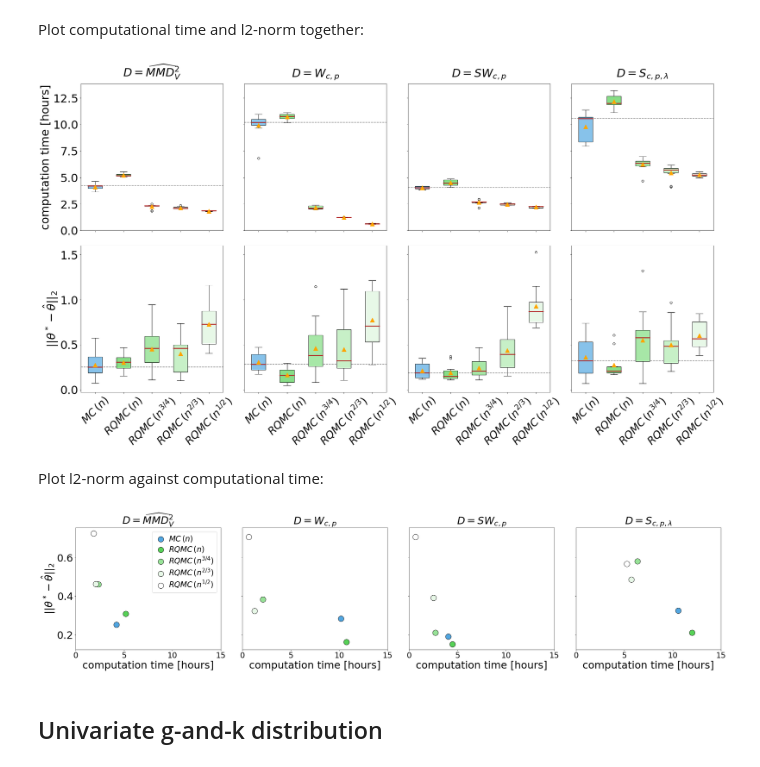
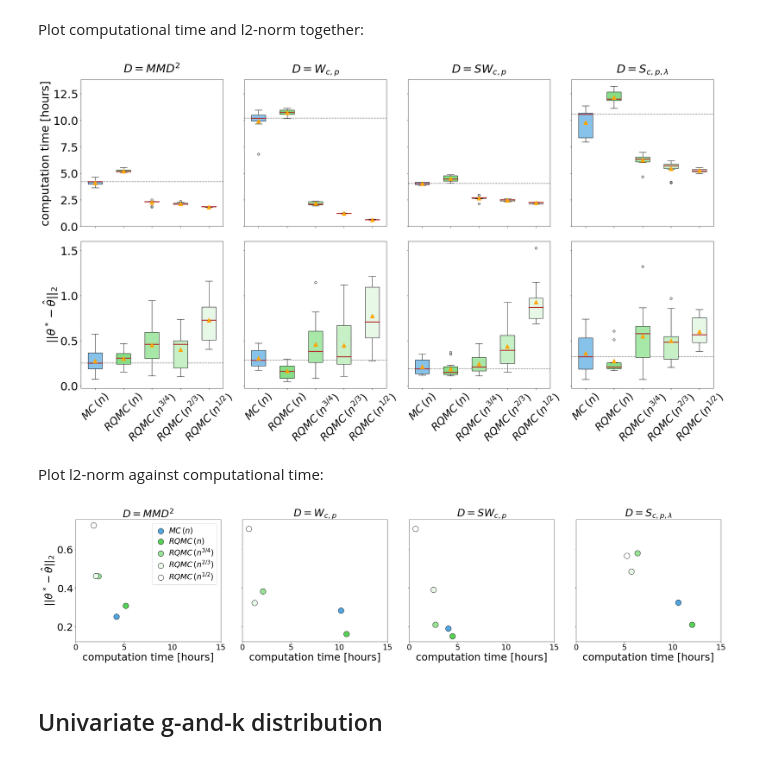
Before and after one commit to johannnamr/Discrepancy-based-inference-using-QMC, a Jupyter notebook: Visualisations/Inference.ipynb, the cells around one changed output. Drawn from its saved outputs; the diff is of its cells as text; code cells hidden in the pictures.

```diff
--- a/Visualisations/Inference.ipynb
+++ b/Visualisations/Inference.ipynb
@@ -506,7 +506,7 @@ ax1.axhline(np.median(loss_mmd2_mc), linestyle='--', color='grey')
 ax1.set_xticks([1,2,3,4,5])
 ax1.set_xticklabels([r'$MC\,(n)$',r'$RQMC\,(n)$',r'$RQMC\,(n^{3/4})$',r'$RQMC\,(n^{2/3})$',r'$RQMC\,(n^{1/2})$'],rotation=45)
 ax1.set_ylabel(r'$|D(P^n,Q^m)|$')
-ax1.set_title(r'$D=\widehat{MMD}^2_V$')
+ax1.set_title(r'$D=MMD^2$')
 
 bplot2 = ax2.boxplot([loss_w_mc,loss_w_rqmc,loss_w_rqmc_n34,loss_w_rqmc_n23,loss_w_rqmc_n12],patch_artist=True,medianprops=medianprops,showmeans=True, meanprops=meanprops)
 ax2.axhline(np.median(loss_w_mc), linestyle='--', color='grey')
@@ -678,7 +678,7 @@ bplot1 = ax1.boxplot([time_mmd2_mc,time_mmd2_rqmc,time_mmd2_rqmc_n34,time_mmd2_r
 ax1.axhline(np.median(time_mmd2_mc), linestyle='--', color='grey')
 ax1.set_xticks([1,2,3,4,5])
 ax1.set_ylabel('computation time [hours]')
-ax1.set_title(r'$D=\widehat{MMD}^2_V$', pad=20)
+ax1.set_title(r'$D=MMD^2$', pad=20)
 
 bplot2 = ax2.boxplot([time_w_mc,time_w_rqmc,time_w_rqmc_n34,time_w_rqmc_n23,time_w_rqmc_n12],patch_artist=True,medianprops=medianprops,showmeans=True, meanprops=meanprops)
 ax2.axhline(np.median(time_w_mc), linestyle='--', color='grey')
@@ -700,34 +700,34 @@ ax5.axhline(np.median(dist_mmd2_mc), linestyle='--', color='grey')
 ax5.set_xticks([1,2,3,4,5])
 ax5.set_xticklabels([r'$MC\,(n)$',r'$RQMC\,(n)$',r'$RQMC\,(n^{3/4})$',r'$RQMC\,(n^{2/3})$',r'$RQMC\,(n^{1/2})$'],rotation=45)
 ax5.set_ylabel(r'$||\theta^*-\hat{\theta}||_2$')
 
 bplot6 = ax6.boxplot([dist_w_mc,dist_w_rqmc,dist_w_rqmc_n34,dist_w_rqmc_n23,dist_w_rqmc_n12],patch_artist=True,medianprops=medianprops,showmeans=True, meanprops=meanprops)
 ax6.axhline(np.median(dist_w_mc), linestyle='--', color='grey')
 ax6.set_xticks([1,2,3,4,5])
 ax6.set_xticklabels([r'$MC\,(n)$',r'$RQMC\,(n)$',r'$RQMC\,(n^{3/4})$',r'$RQMC\,(n^{2/3})$',r'$RQMC\,(n^{1/2})$'],rotation=45)
 
 bplot7 = ax7.boxplot([dist_sw_mc,dist_sw_rqmc,dist_sw_rqmc_n34,dist_sw_rqmc_n23,dist_sw_rqmc_n12],patch_artist=True,medianprops=medianprops,showmeans=True, meanprops=meanprops)
 ax7.axhline(np.median(dist_sw_mc), linestyle='--', color='grey')
 ax7.set_xticks([1,2,3,4,5])
 ax7.set_xticklabels([r'$MC\,(n)$',r'$RQMC\,(n)$',r'$RQMC\,(n^{3/4})$',r'$RQMC\,(n^{2/3})$',r'$RQMC\,(n^{1/2})$'],rotation=45)
 
 bplot8 = ax8.boxplot([dist_sink_mc,dist_sink_rqmc,dist_sink_rqmc_n34,dist_sink_rqmc_n23,dist_sink_rqmc_n12],patch_artist=True,medianprops=medianprops,showmeans=True, meanprops=meanprops)
 ax8.axhline(np.median(dist_sink_mc), linestyle='--', color='grey')
 ax8.set_xticks([1,2,3,4,5])
 ax8.set_xticklabels([r'$MC\,(n)$',r'$RQMC\,(n)$',r'$RQMC\,(n^{3/4})$',r'$RQMC\,(n^{2/3})$',r'$RQMC\,(n^{1/2})$'],rotation=45)
 
 cmap = plt.get_cmap("tab10")
 colors = [adjust_lightness(cmap(0),1.75), adjust_lightness(cmap(2),1.75), adjust_lightness(cmap(2),1.95), adjust_lightness(cmap(2),2.15), adjust_lightness(cmap(2),2.35)]
 for bplot in (bplot1, bplot2, bplot3, bplot4, bplot5, bplot6, bplot7, bplot8):
     for patch, color in zip(bplot['boxes'], colors):
         patch.set_facecolor(color)
 
 plt.subplots_adjust(wspace=0.15, hspace=0.1)
 
 plt.savefig('bibeta_optim_time+l2norm.png',bbox_inches = 'tight', pad_inches = .1)
 plt.show()
 # %% [output]
-[figure, old version]
+[figure, new version]
 # %% [markdown]
 Plot l2-norm against computational time:
 # %%
@@ -757,7 +757,7 @@ for t, y, c, l in zip(time, dist, colors, labels):
 ax1.set_xlabel('computation time [hours]')
 ax1.set_xticks([0,5,10,15])
 ax1.set_ylabel(r'$||\theta^*-\hat{\theta}||_2$')
-ax1.set_title(r'$D=\widehat{MMD}^2_V$')
+ax1.set_title(r'$D=MMD^2$')
 ax1.legend(loc= 'upper right',handlelength=1.5,labelspacing=0.3,handletextpad=0.3,columnspacing=1)
 
 time = list(map(np.median,[time_w_mc,time_w_rqmc,time_w_rqmc_n34,time_w_rqmc_n23,time_w_rqmc_n12]))
@@ -795,7 +795,7 @@ plt.subplots_adjust(wspace=0.15, hspace=0.1)
 plt.savefig('bibeta_optim_l2vstime.png',bbox_inches = 'tight', pad_inches = .1)
 plt.show()
 # %% [output]
-[figure, old version]
+[figure, new version]
 # %% [markdown]
 ## Univariate g-and-k distribution
 # %% [markdown]
```
Also changed, not shown: parts of 8 cells of this notebook.
